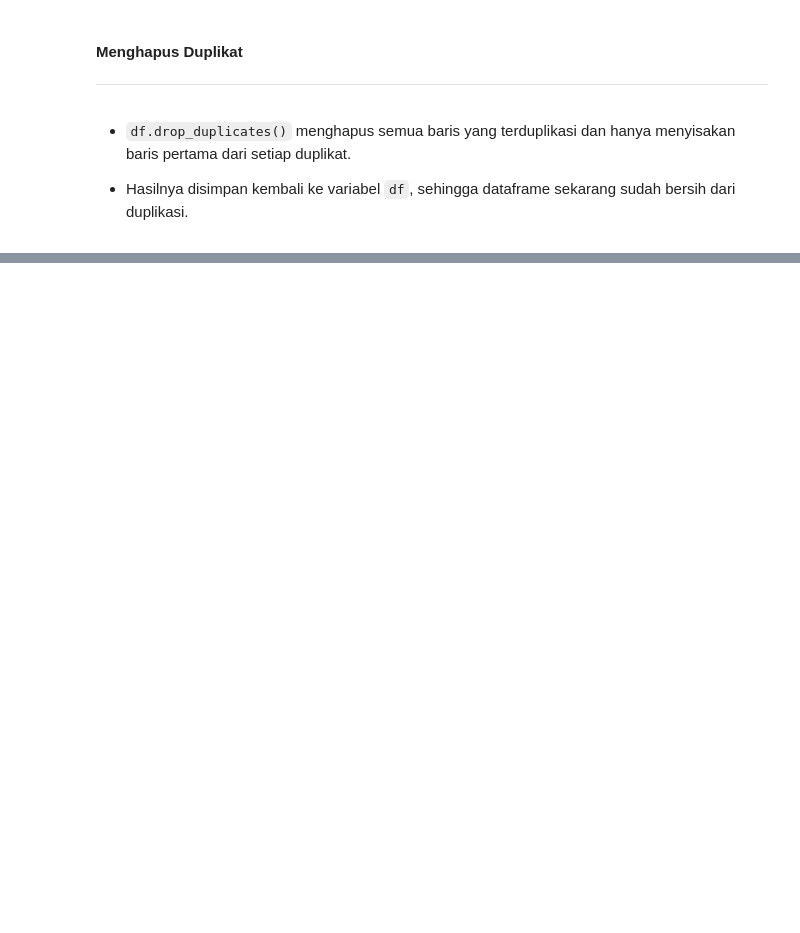
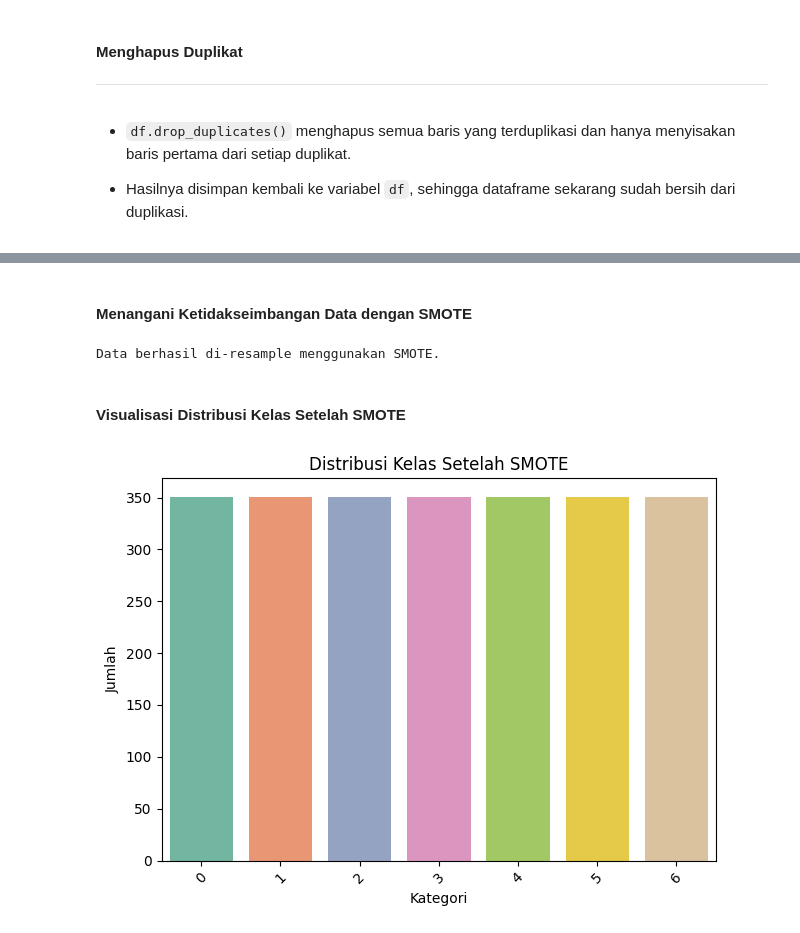
Before and after one commit to Aneiraaa/Capstone-Obesity, a Jupyter notebook: CAPSTONE_PROJECT_UAS_OBESITY.ipynb, the cells around one changed output, grey strips where cells are left out. Drawn from its saved outputs; the diff is of its cells as text; code cells hidden in the pictures; blank space fills up the shorter version.

```diff
--- a/CAPSTONE_PROJECT_UAS_OBESITY.ipynb
+++ b/CAPSTONE_PROJECT_UAS_OBESITY.ipynb
@@ -663,0 +530,9 @@ DATA PREPROCESSING
+# %%
+from sklearn.preprocessing import LabelEncoder
+
+# Define cat_cols by selecting columns with 'object' dtype from the DataFrame
+cat_cols = df.select_dtypes(include='object').columns
+
+label_enc = LabelEncoder()
+for col in cat_cols:
+    df[col] = label_enc.fit_transform(df[col])
@@ -663,0 +548,35 @@ DATA PREPROCESSING
+# %% [markdown]
+#### **Menangani Ketidakseimbangan Data dengan SMOTE**
+# %%
+from imblearn.over_sampling import SMOTE
+from sklearn.impute import SimpleImputer
+
+# Pisahkan fitur dan target
+X = df.drop(columns=['NObeyesdad'])
+y = df['NObeyesdad']
+
+# Inisialisasi imputer
+imputer = SimpleImputer(strategy='mean') # Ganti strategy sesuai kebutuhan (mean, median, most_frequent)
+
+# Aplikasikan imputer ke X
+X_imputed = imputer.fit_transform(X)
+
+smote = SMOTE()
+# Gunakan X_imputed yang sudah ditangani missing values-nya
+X_resampled, y_resampled = smote.fit_resample(X_imputed, y)
+
+print("Data berhasil di-resample menggunakan SMOTE.")
+# %% [output]
+Data berhasil di-resample menggunakan SMOTE.
+# %% [markdown]
+#### **Visualisasi Distribusi Kelas Setelah SMOTE**
+# %%
+sns.countplot(x=y_resampled, hue=y_resampled, palette='Set2', legend=False)
+plt.title("Distribusi Kelas Setelah SMOTE")
+plt.xlabel("Kategori")
+plt.ylabel("Jumlah")
+plt.xticks(rotation=45)
+plt.tight_layout()
+plt.show()
+# %% [output]
+[figure, added]
```
Also changed, not shown: parts of 64 cells of this notebook.
